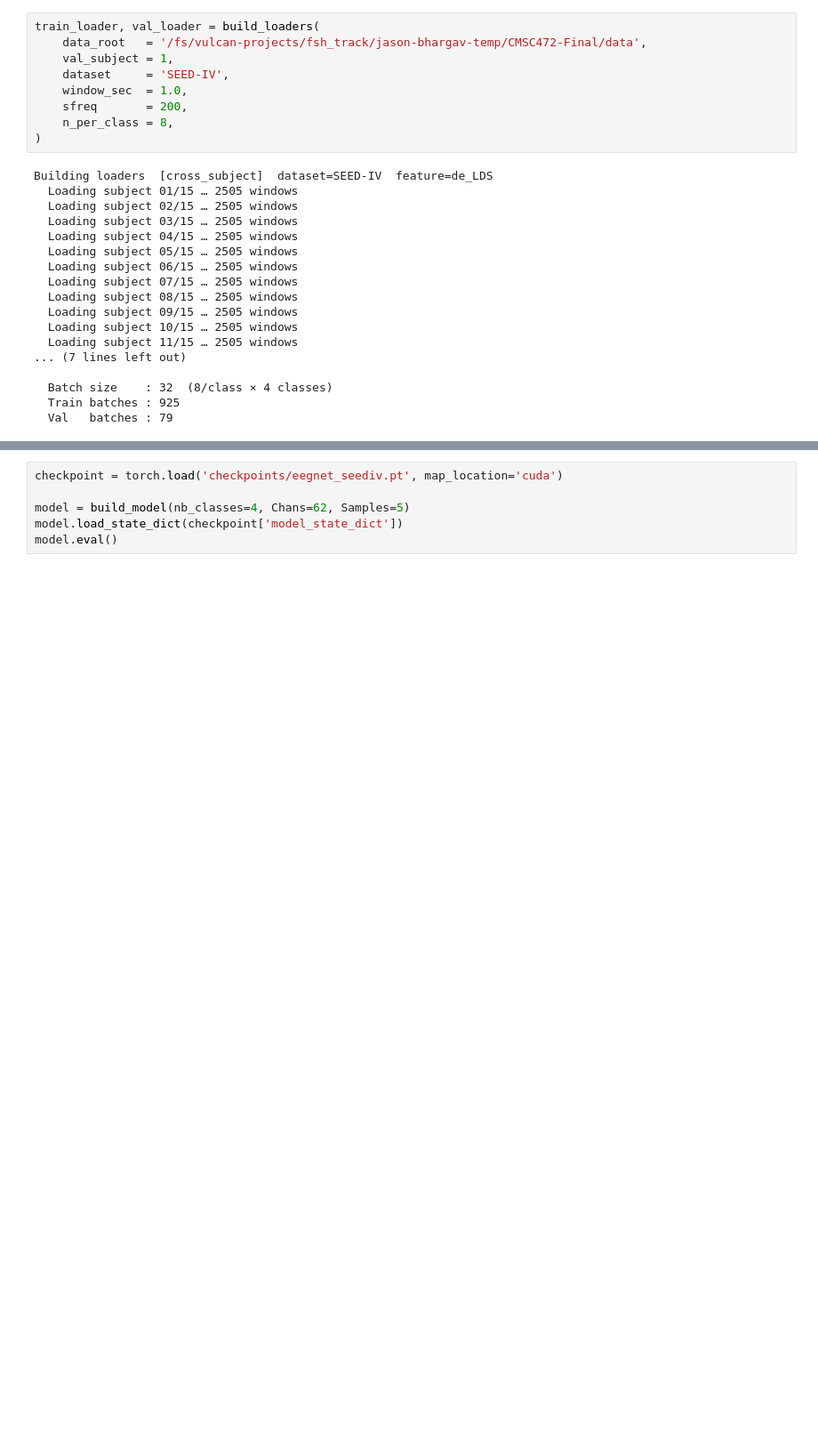
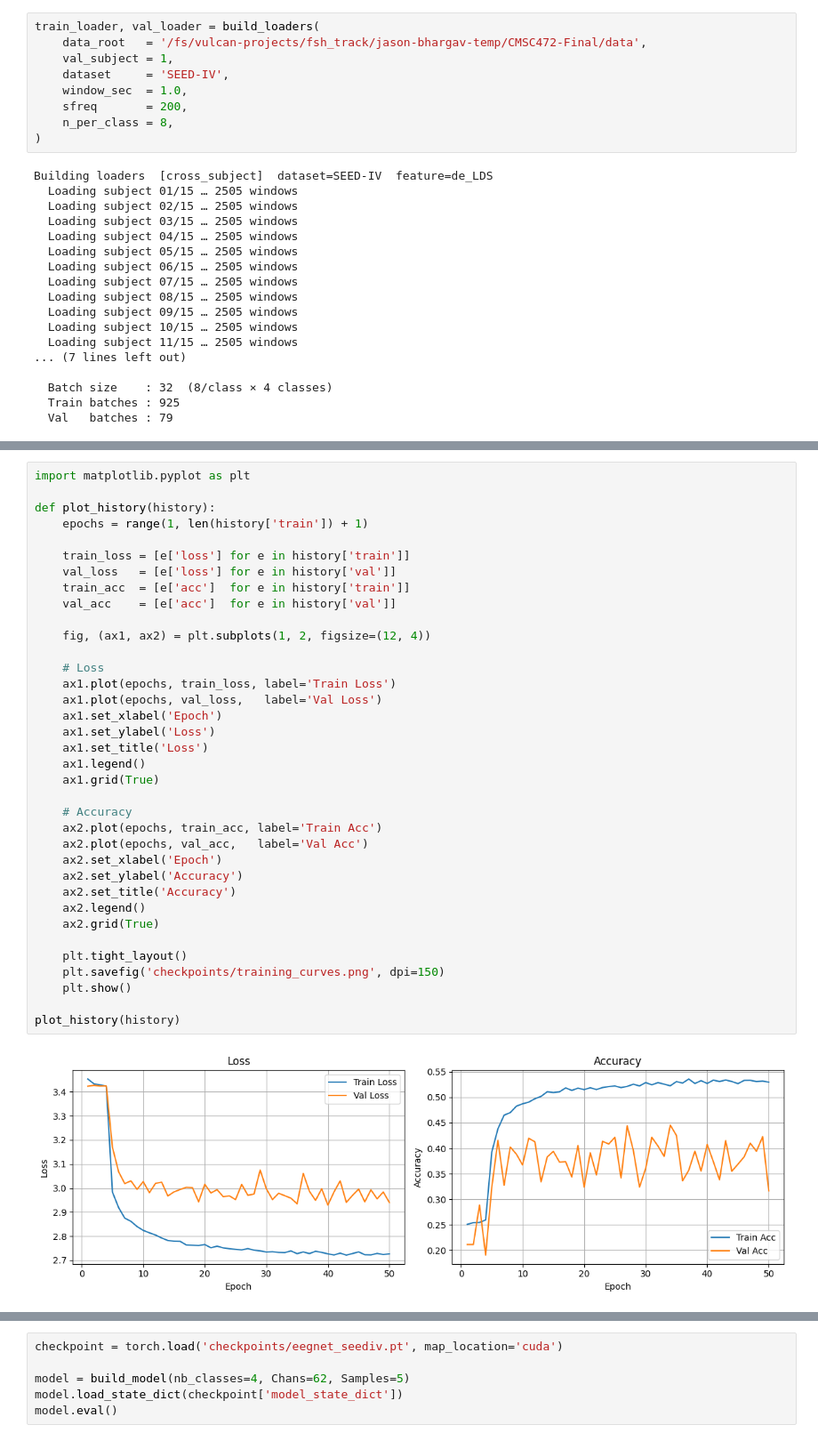
Before and after one commit to bds062/CMSC472-Final, a Jupyter notebook: model_training.ipynb, the cells around one changed output, grey strips where cells are left out. Shown at 89% size. Saved outputs shown, nothing was run; the diff lists cells and outputs as text; blank space fills up the shorter version.

Commit message:
Add plotting

```diff
--- a/model_training.ipynb
+++ b/model_training.ipynb
@@ -90,3 +65,41 @@ Epoch 022/50  train_loss=2.7304  cls=1.0632  con=3.3342  acc=0.531  |  val_loss=
+# %%
+import matplotlib.pyplot as plt
+
+def plot_history(history):
+    epochs = range(1, len(history['train']) + 1)
+
+    train_loss = [e['loss'] for e in history['train']]
+    val_loss   = [e['loss'] for e in history['val']]
+    train_acc  = [e['acc']  for e in history['train']]
+    val_acc    = [e['acc']  for e in history['val']]
+
+    fig, (ax1, ax2) = plt.subplots(1, 2, figsize=(12, 4))
+
+    # Loss
+    ax1.plot(epochs, train_loss, label='Train Loss')
+    ax1.plot(epochs, val_loss,   label='Val Loss')
+    ax1.set_xlabel('Epoch')
+    ax1.set_ylabel('Loss')
+    ax1.set_title('Loss')
+    ax1.legend()
+    ax1.grid(True)
+
+    # Accuracy
+    ax2.plot(epochs, train_acc, label='Train Acc')
+    ax2.plot(epochs, val_acc,   label='Val Acc')
+    ax2.set_xlabel('Epoch')
+    ax2.set_ylabel('Accuracy')
+    ax2.set_title('Accuracy')
+    ax2.legend()
+    ax2.grid(True)
+
+    plt.tight_layout()
+    plt.savefig('checkpoints/training_curves.png', dpi=150)
+    plt.show()
+
+plot_history(history)
+# %% [output]
+[figure, added]
 # %%
 import os
 
```
Also changed, not shown: parts of 3 cells of this notebook, 2 other files.
